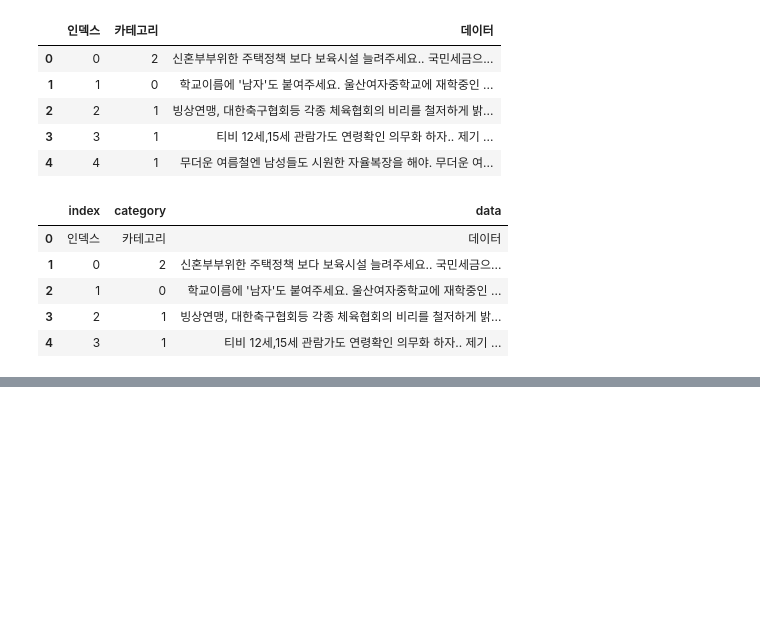
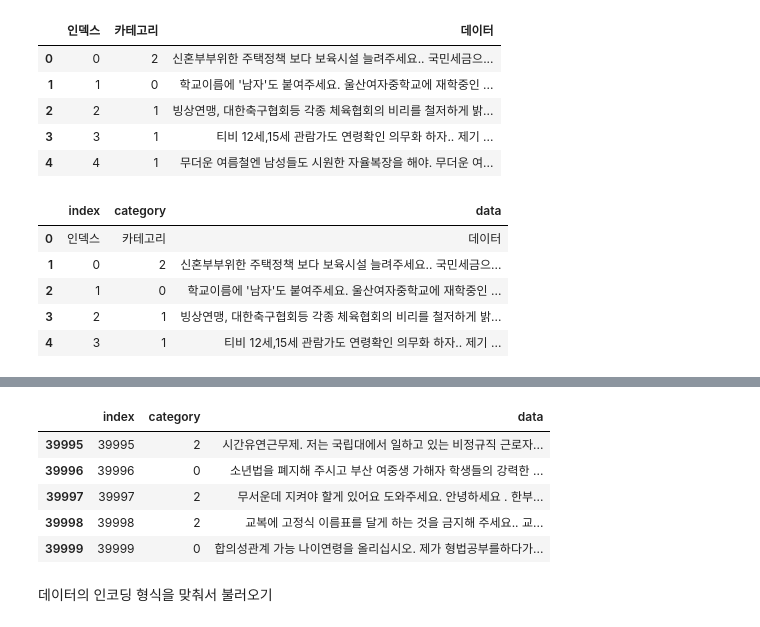
Before and after one commit to happycoder-leesh/kaggle_study, a Jupyter notebook: 1st_week_5.ipynb, the cells around one changed output, grey strips where cells are left out. Cells and saved outputs as stored; diff of their text form; code cells hidden in the pictures; blank space fills up the shorter version.

```diff
--- a/1st_week_5.ipynb
+++ b/1st_week_5.ipynb
@@ -78,0 +140,12 @@ zip_file.extractall()
+# %%
+train = pd.read_csv('train.csv')
+train.tail()
+# %% [output]
+|  | index | category | data |
+| 39995 | 39995 | 2 | 시간유연근무제. 저는 국립대에서 일하고 있는 비정규직 근로자... |
+| 39996 | 39996 | 0 | 소년법을 폐지해 주시고 부산 여중생 가해자 학생들의 강력한 ... |
+| 39997 | 39997 | 2 | 무서운데 지켜야 할게 있어요 도와주세요. 안녕하세요 . 한부... |
+| 39998 | 39998 | 2 | 교복에 고정식 이름표를 달게 하는 것을 금지해 주세요.. 교... |
+| 39999 | 39999 | 0 | 합의성관계 가능 나이연령을 올리십시오. 제가 형법공부를하다가... |
+# %% [markdown]
+데이터의 인코딩 형식을 맞춰서 불러오기
```
Also changed, not shown: parts of 52 cells of this notebook.
